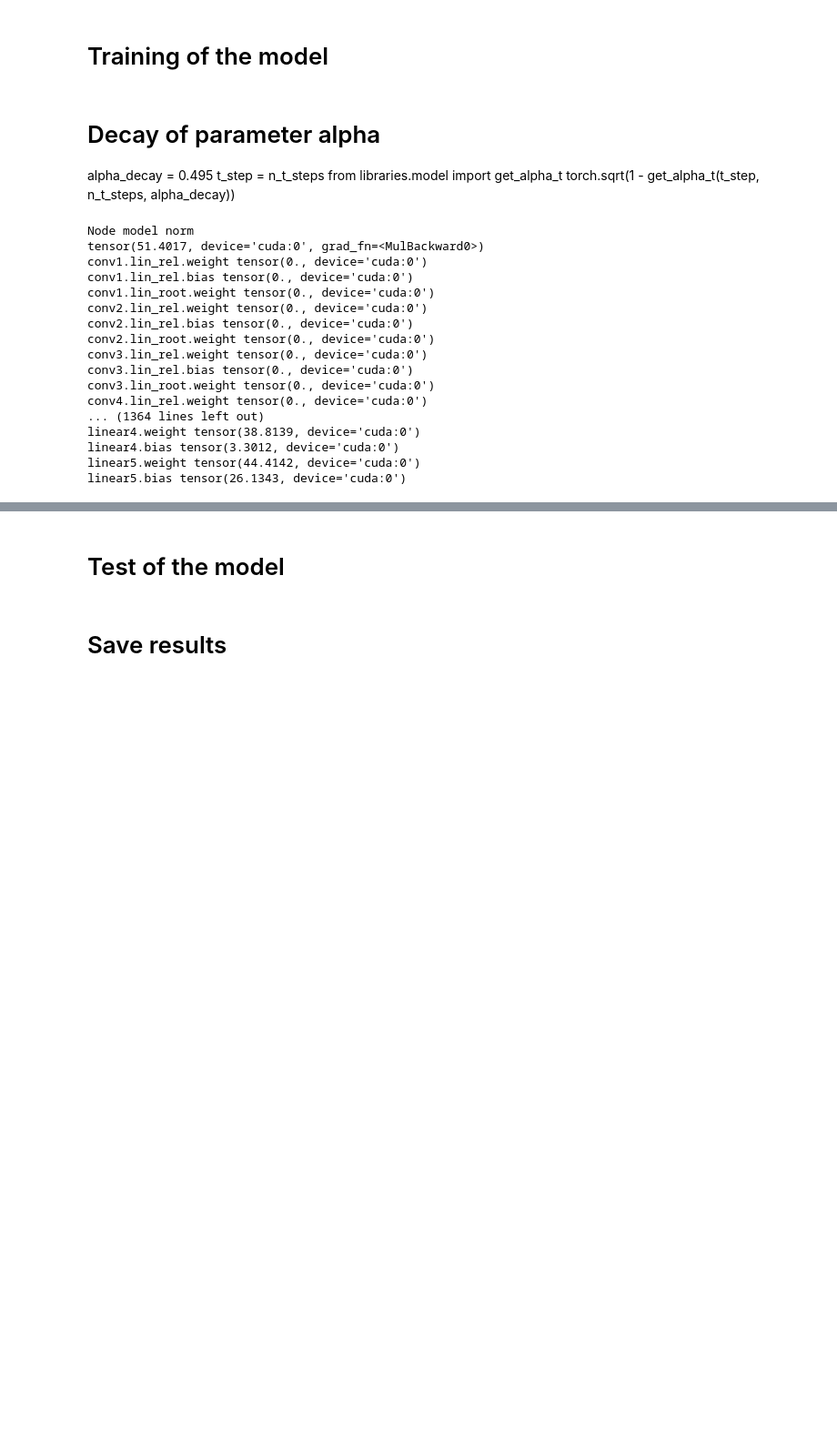
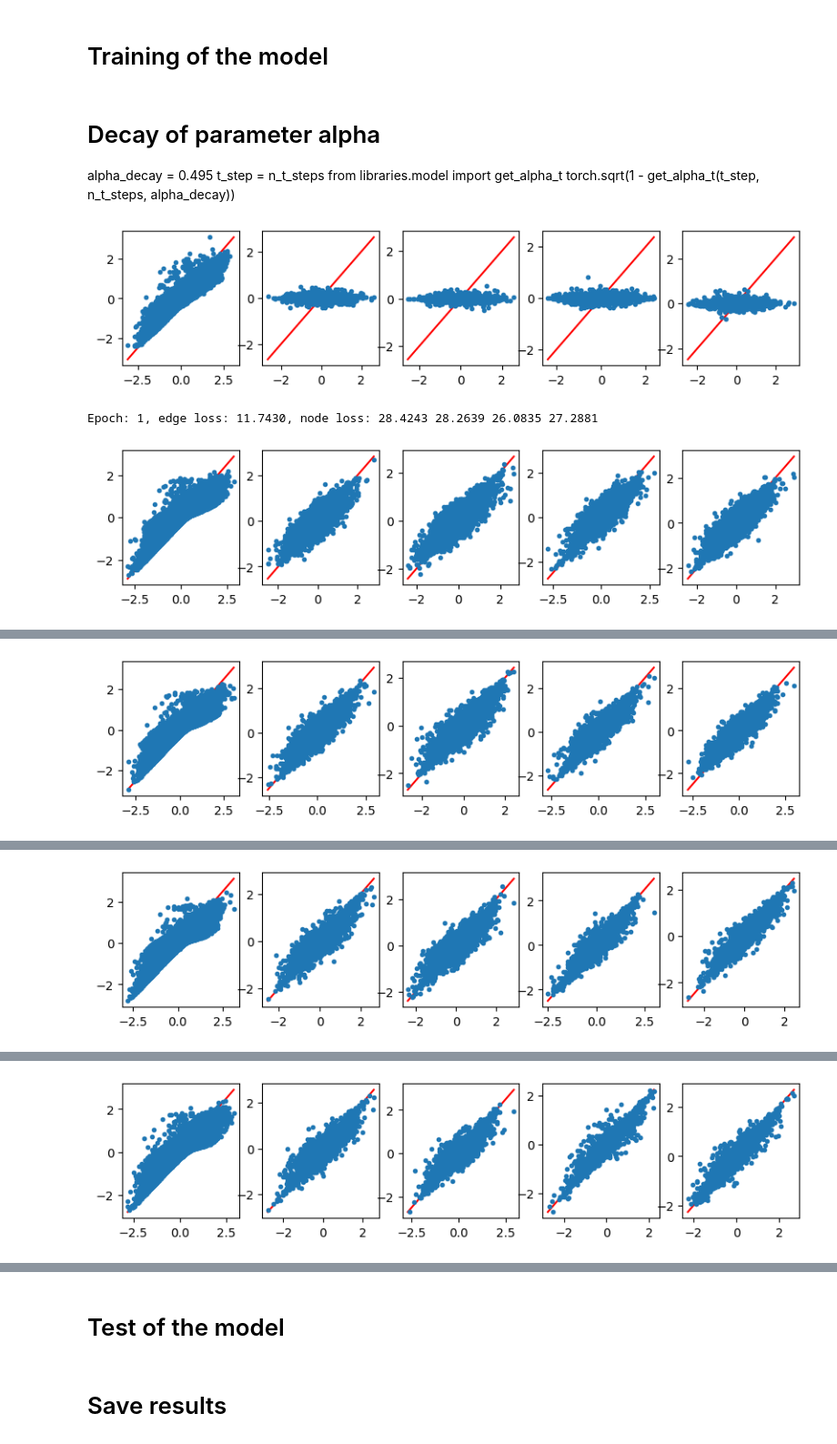
Before and after one commit to CibranLopez/GenerativeModels, a Jupyter notebook: model-training.ipynb, the cells around one changed output, grey strips where cells are left out. Shown at 91% size. Saved outputs shown, nothing was run; the diff lists cells and outputs as text; code cells hidden in the pictures; blank space fills up the shorter version.

```diff
--- a/model-training.ipynb
+++ b/model-training.ipynb
@@ -61,7 +61,7 @@ delta         = 0.2
 check_labels  = False  # Whether to train-test split attending to labels or not
 
 # Number of diffusing and denoising steps
-n_t_steps = 1000
+n_t_steps = 500
 
 # Amount of noise for the generative process
 sigma = 0  # Zero for training purposes
@@ -289,7 +291,7 @@ sampling_ratio = 0.1
 node_attributes_list = ['edge_attr', 'atomic_mass', 'charge', 'electronegativity', 'ionization_energy']
 
 def append_to_dict(dictionary, key, value):
-    dictionary[key].append(value.cpu().numpy().tolist())
+    dictionary[key].append(value.cpu().detach().numpy().tolist())
 
 # Initialize the optimizers
 node_optimizer = torch.optim.Adam(node_model.parameters(), lr=learning_rate)
@@ -396,87 +398,74 @@ for epoch in range(n_epochs):
             edge_loss  *= 100
 
             # Combine losses for each attribute tensors
-            node_loss = node_losses[0]
-            #node_loss = node_losses[0] + node_losses[1] + node_losses[2] + node_losses[3]
-            #node_loss = torch.stack(node_losses).sum()
+            node_loss = torch.stack(node_losses).sum()
 
             # Backpropagate and optimize node loss
             if not node_early_stopping.early_stop:
                 node_loss.backward(retain_graph=True)
+                torch.nn.utils.clip_grad_norm_(node_model.parameters(), max_norm=2.0)
                 node_optimizer.step()
 
-            print('Node model norm')
-            print(node_loss)
-            for name, param in node_model.named_parameters():
-                #if param.grad is None:
-                #    print(f"Warning: No gradient for {name}")
-                print(name, param.grad.norm())
+            #print('Node model norm')
+            #print(node_loss)
+            #for name, param in node_model.named_parameters():
+            #    #if param.grad is None:
+            #    #    print(f"Warning: No gradient for {name}")
+            #    print(name, param.grad.norm())
 
             # Backpropagate and optimize edge loss
             if not edge_early_stopping.early_stop:
                 edge_loss.backward(retain_graph=True)
+                torch.nn.utils.clip_grad_norm_(edge_model.parameters(), max_norm=2.0)
                 edge_optimizer.step()
 
-            print()
-            print('Edge model norm')
-            print(edge_loss)
-            for name, param in edge_model.named_parameters():
-                #if param.grad is None:
-                #    print(f"Warning: No gradient for {name}")
-                print(name, param.grad.norm())
+            #print()
+            #print('Edge model norm')
+            #print(edge_loss)
+            #for name, param in edge_model.named_parameters():
+            #    #if param.grad is None:
+            #    #    print(f"Warning: No gradient for {name}")
+            #    print(name, param.grad.norm())
 
             # Get items
             node_loss_cum += np.array([node_loss.item() for node_loss in node_losses])
             edge_loss_cum += edge_loss.item()
 
-    if not epoch % 10:
+    #if not epoch % 1:
+    if True:
         fig, ax = plt.subplots(1, 5, figsize=(10, 2))
         for idx, item in enumerate(ground_truth):
             ground_truth_item = np.concatenate(ground_truth[item])
             prediction_item   = np.concatenate(prediction[item])
 
             stack = np.concatenate([ground_truth_item, prediction_item])
 
             _min_ = np.min(stack)
             _max_ = np.max(stack)
 
             ax[idx].plot([_min_, _max_], [_min_, _max_], '-r')
             ax[idx].plot(ground_truth_item, prediction_item, '.')
         plt.show()
 
         # Compute the average train loss over n_t_steps
         node_loss_cum /= (n_t_steps * len(train_loader))
         edge_loss_cum /= (n_t_steps * len(train_loader))
 
         # Append average losses
         node_train_losses.append(node_loss_cum)
         edge_train_losses.append(edge_loss_cum)
 
         # Check early stopping criteria
         node_early_stopping(node_loss_cum.sum(), node_model)
         edge_early_stopping(edge_loss_cum,       edge_model)
 
         if node_early_stopping.early_stop and edge_early_stopping.early_stop:
             print('Early stopping')
             break
 
         print_node_loss = ' '.join([f'{node_loss:.4f}' for node_loss in node_loss_cum])
         print(f'Epoch: {epoch+1}, edge loss: {edge_loss_cum:.4f}, node loss: {print_node_loss}')
 # %% [output]
+[figure, added]
-Node model norm
-tensor(51.4017, device='cuda:0', grad_fn=<MulBackward0>)
-conv1.lin_rel.weight tensor(0., device='cuda:0')
-conv1.lin_rel.bias tensor(0., device='cuda:0')
-conv1.lin_root.weight tensor(0., device='cuda:0')
-conv2.lin_rel.weight tensor(0., device='cuda:0')
-conv2.lin_rel.bias tensor(0., device='cuda:0')
-conv2.lin_root.weight tensor(0., device='cuda:0')
-conv3.lin_rel.weight tensor(0., device='cuda:0')
-conv3.lin_rel.bias tensor(0., device='cuda:0')
-conv3.lin_root.weight tensor(0., device='cuda:0')
-conv4.lin_rel.weight tensor(0., device='cuda:0')
-... (1364 lines left out)
-linear4.weight tensor(38.8139, device='cuda:0')
-linear4.bias tensor(3.3012, device='cuda:0')
-linear5.weight tensor(44.4142, device='cuda:0')
-linear5.bias tensor(26.1343, device='cuda:0')
+Epoch: 1, edge loss: 11.7430, node loss: 28.4243 28.2639 26.0835 27.2881
+[figure, added]
@@ -483,0 +473 @@ KeyboardInterrupt:
+[figure, added]
@@ -483,0 +475 @@ KeyboardInterrupt:
+[figure, added]
@@ -483,0 +477 @@ KeyboardInterrupt:
+[figure, added]
```
Also changed, not shown: parts of 3 cells of this notebook, 1 other file.
